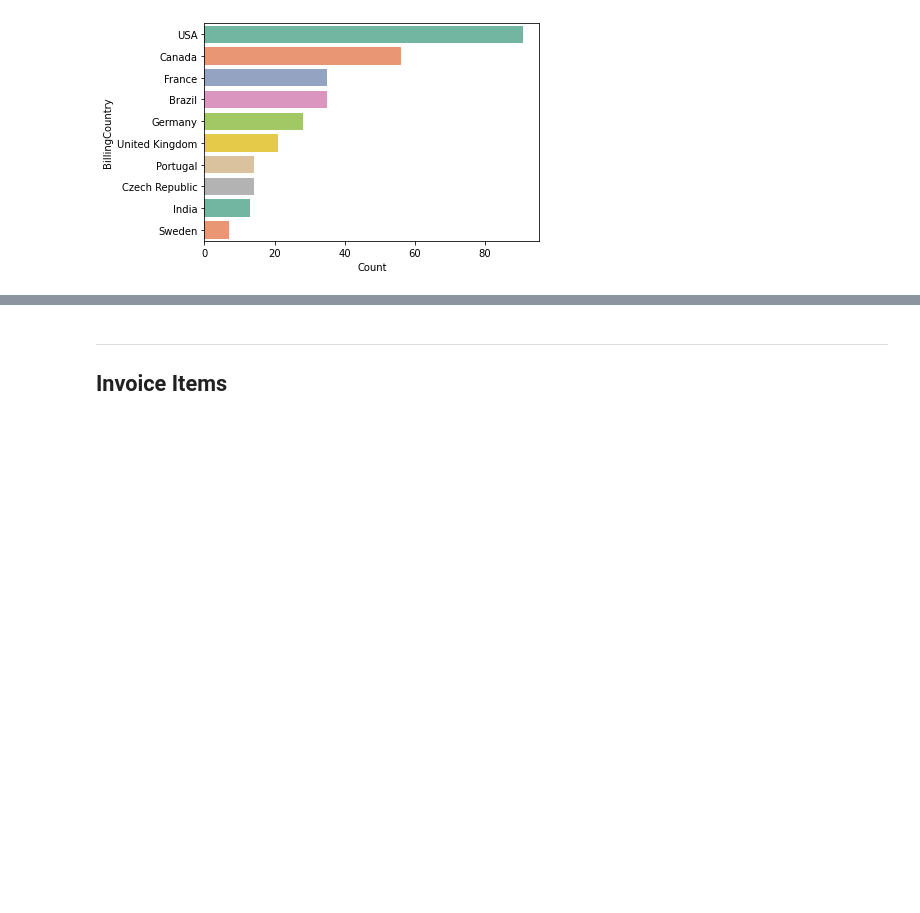
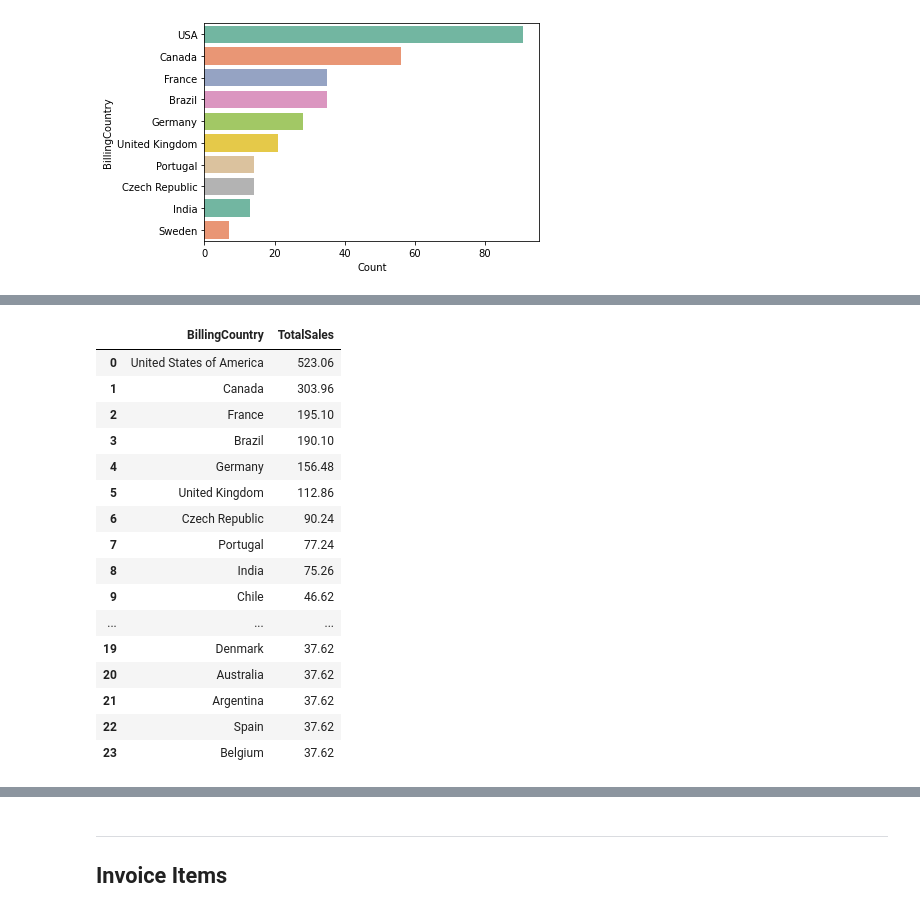
Before and after one commit to alinasansevich/chinook_SQLite_db_analysis, a Jupyter notebook: Chinook_SQLite_database_analysis.ipynb, the cells around one changed output, grey strips where cells are left out. Drawn from its saved outputs; the diff is of its cells as text; code cells hidden in the pictures; blank space fills up the shorter version.

```diff
--- a/Chinook_SQLite_database_analysis.ipynb
+++ b/Chinook_SQLite_database_analysis.ipynb
@@ -268,0 +317,30 @@ ax = sns.barplot(x="Count", y="BillingCountry", data=top10_countries, palette='S
+# %%
+# names in the df
+df_names = sales_per_country['BillingCountry'].tolist()
+
+# names in the json file - the same order as in sales_per_country
+geojson_names = ['United States of America', 'Canada', 'France', 'Brazil', 'Germany', 'United Kingdom', 'Czech Republic',
+                 'Portugal', 'India', 'Chile', 'Ireland', 'Hungary', 'Austria', 'Finland', 'Netherlands', 'Norway', 'Sweden',
+                 'Poland', 'Italy', 'Denmark', 'Australia', 'Argentina', 'Spain', 'Belgium']
+
+# replace df names by json names
+sales_per_country.replace(dict(zip(df_names, geojson_names)), inplace=True)
+sales_per_country
+# %% [output]
+|  | BillingCountry | TotalSales |
+| 0 | United States of America | 523.06 |
+| 1 | Canada | 303.96 |
+| 2 | France | 195.10 |
+| 3 | Brazil | 190.10 |
+| 4 | Germany | 156.48 |
+| 5 | United Kingdom | 112.86 |
+| 6 | Czech Republic | 90.24 |
+| 7 | Portugal | 77.24 |
+| 8 | India | 75.26 |
+| 9 | Chile | 46.62 |
+| ... | ... | ... |
+| 19 | Denmark | 37.62 |
+| 20 | Australia | 37.62 |
+| 21 | Argentina | 37.62 |
+| 22 | Spain | 37.62 |
+| 23 | Belgium | 37.62 |
```
Also changed, not shown: parts of 7 cells of this notebook.
